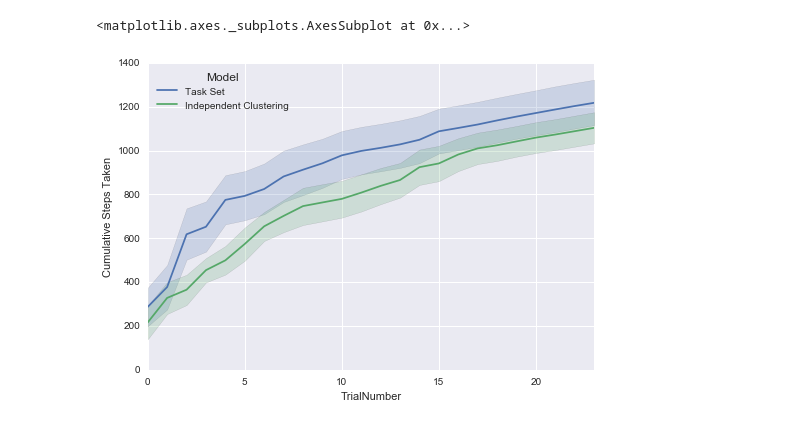
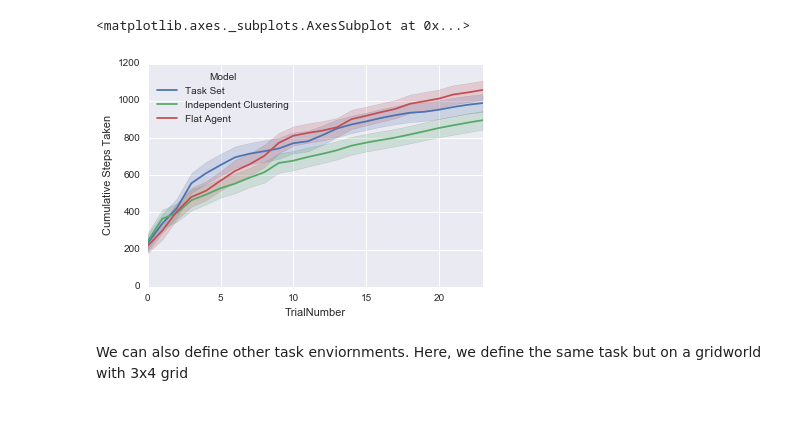
Before and after one commit to nicktfranklin/IndependentClusters, a Jupyter notebook: Demonstration.ipynb, the cells around one changed output. Saved outputs shown, nothing was run; the diff lists cells and outputs as text; code cells hidden in the pictures.

```diff
--- a/Demonstration.ipynb
+++ b/Demonstration.ipynb
@@ -13,2 +74,30 @@ from utils import randomize_order
+# %%
+n_sim = 25
+
+resultsTS = pd.concat([simulate(TaskSetAgent, ii, task_kwargs) for ii in range(n_sim)])
+resultsIC = pd.concat([simulate(IndependentClusterAgent, ii, task_kwargs) for ii in range(n_sim)])
+resultsFL = pd.concat([simulate(FlatAgent, ii, task_kwargs) for ii in range(n_sim)])
+
+resultsTS['Model'] = ['Task Set'] * len(resultsTS)
+resultsIC['Model'] = ['Independent Clustering'] * len(resultsIC)
+resultsFL['Model'] = ['Flat Agent'] * len(resultsFL)
+results = pd.concat([resultsTS, resultsIC, resultsFL])
+
+
+# define the parameters to plot the results
+plot_kwargs = dict(
+    time='TrialNumber',
+    value='Cumulative Steps Taken',
+    data=results[results['In goal']],
+    unit='Simulation Number',
+    condition='Model'
+)
+
+sns.tsplot(**plot_kwargs)
+# %% [output]
+<matplotlib.axes._subplots.AxesSubplot at 0x...>
+[figure, added]
+# %% [markdown]
+We can also define other task enviornments. Here, we define the same task but on a gridworld with 3x4 grid
 # %%
 # define all of the task parameters here
@@ -80,12 +149,0 @@ results = pd.concat([resultsTS, resultsIC])
-# %%
-kwargs = dict(
-    time='TrialNumber',
-    value='Cumulative Steps Taken',
-    data=results[results['In goal']],
-    unit='Simulation Number',
-    condition='Model'
-)
-sns.tsplot(**kwargs)
-# %% [output]
-<matplotlib.axes._subplots.AxesSubplot at 0x...>
-[figure, removed]
```
Also changed, not shown: parts of 6 cells of this notebook, 2 other files.
